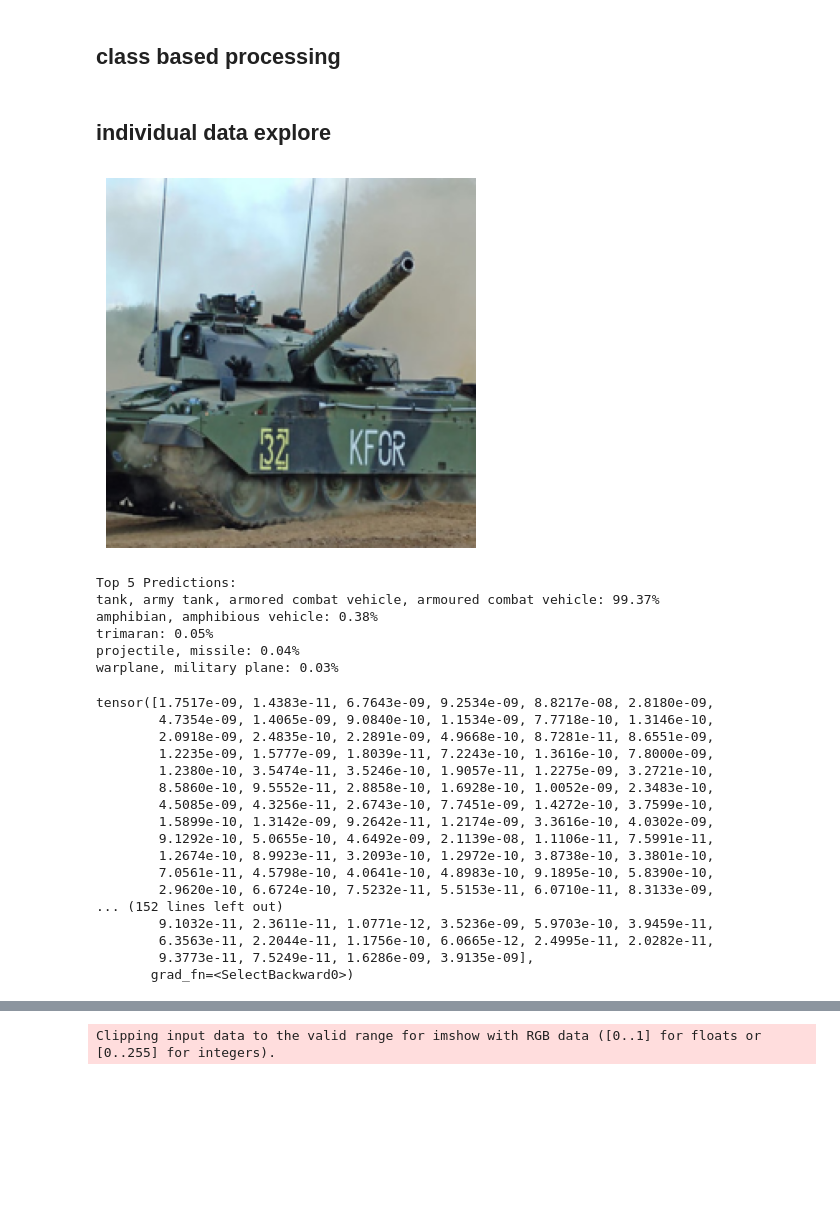
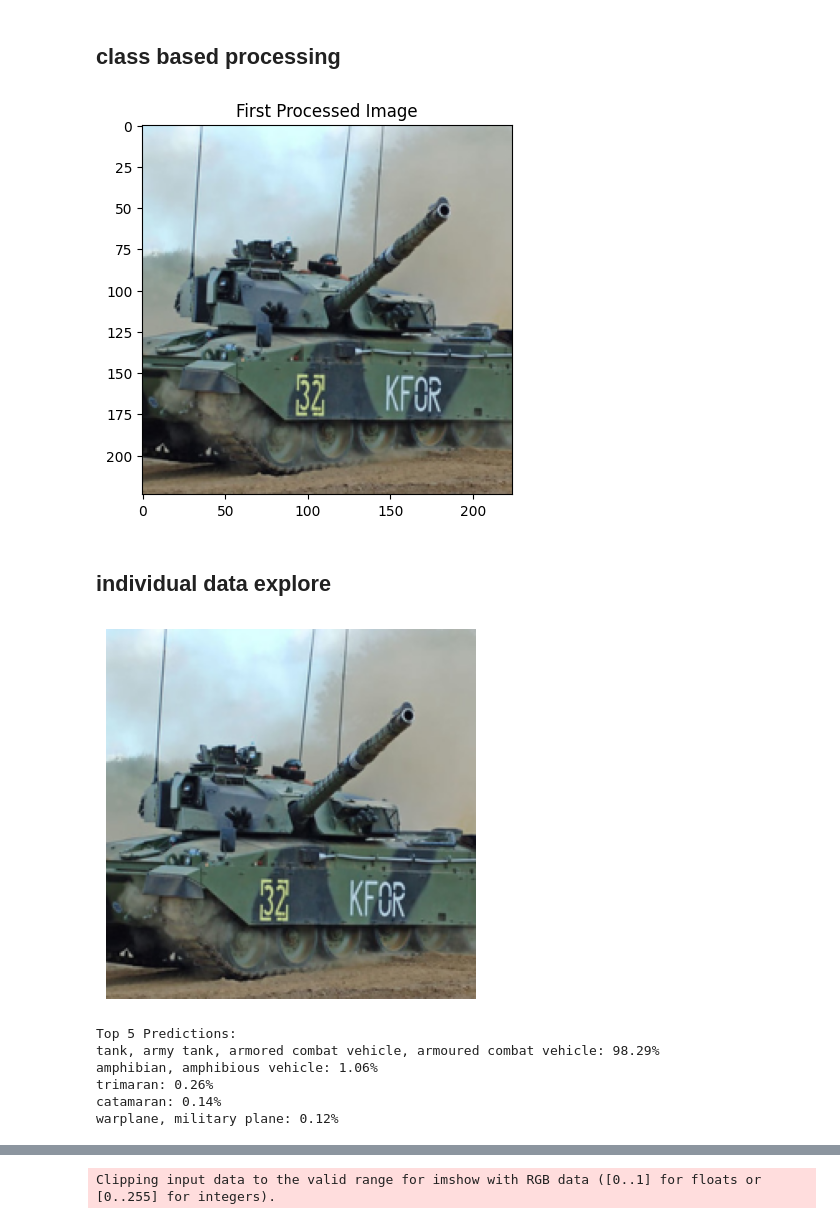
Before and after one commit to jtv199/CV-Adverserial-attacks, a Jupyter notebook: fgsm-i copy.ipynb, the cells around one changed output, grey strips where cells are left out. Cells and saved outputs as stored; diff of their text form; code cells hidden in the pictures; blank space fills up the shorter version.

```diff
--- a/fgsm-i copy.ipynb
+++ b/fgsm-i copy.ipynb
@@ -47,6 +47,7 @@ path = './data/imagenet/847'
 import os
 image_paths = [os.path.join(path, img) for img in os.listdir(path) if img.endswith('.jpg')]
 images = [Image.open(img_path).convert("RGB") for img_path in image_paths]
+images_other = [Image.open(img_path).convert("RGB") for img_path in image_paths]
 
 images = [preprocess(image).unsqueeze(0) for image in images]
 
@@ -186,7 +187,7 @@ std = [0.229, 0.224, 0.225]
 epsilon = 0.025
 alpha = 0.01
 num_iterations = 10
-class_index = torch.tensor([235])  # Example class index
+class_index = torch.tensor([847])  # Example class index
 
 
 
@@ -217,35 +218,32 @@ class ImageProcessor:
         if not self.adversarial_images:
             raise ValueError("Adversarial images need to be generated first.")
         self.adversarial_images_unnormalized = [reverse_normalize(img) for img in self.adversarial_images]
+
+    def display_first_image(self):
+        if not self.processed_images:
+            raise ValueError("Images need to be processed first.")
+        first_processed_image = self.processed_images[0]
+        plt.imshow(reverse_normalize(first_processed_image).squeeze(0).permute(1, 2, 0).cpu().detach().numpy())
+        plt.title("First Processed Image")
+        plt.show()
+# %%
+tank_images = ImageProcessor(images_other)
+tank_images.process_images()
+tank_images.display_first_image()
+# %% [output]
+[figure, added]
 # %% [markdown]
 ## individual data explore
 # %%
 ori_image, adv_image = images[0], adversarial_images[0]
 
-show_image_and_predictions(reverse_normalize(ori_image), model(ori_image), label_mapping, top_k=5)
+a= show_image_and_predictions(reverse_normalize(ori_image), model(ori_image), label_mapping, top_k=5)
 # %% [output]
 [figure]
 Top 5 Predictions:
-tank, army tank, armored combat vehicle, armoured combat vehicle: 99.37%
-amphibian, amphibious vehicle: 0.38%
-trimaran: 0.05%
-projectile, missile: 0.04%
-warplane, military plane: 0.03%
+tank, army tank, armored combat vehicle, armoured combat vehicle: 98.29%
+amphibian, amphibious vehicle: 1.06%
+trimaran: 0.26%
+catamaran: 0.14%
+warplane, military plane: 0.12%
-tensor([1.7517e-09, 1.4383e-11, 6.7643e-09, 9.2534e-09, 8.8217e-08, 2.8180e-09,
-        4.7354e-09, 1.4065e-09, 9.0840e-10, 1.1534e-09, 7.7718e-10, 1.3146e-10,
-        2.0918e-09, 2.4835e-10, 2.2891e-09, 4.9668e-10, 8.7281e-11, 8.6551e-09,
-        1.2235e-09, 1.5777e-09, 1.8039e-11, 7.2243e-10, 1.3616e-10, 7.8000e-09,
-        1.2380e-10, 3.5474e-11, 3.5246e-10, 1.9057e-11, 1.2275e-09, 3.2721e-10,
-        8.5860e-10, 9.5552e-11, 2.8858e-10, 1.6928e-10, 1.0052e-09, 2.3483e-10,
-        4.5085e-09, 4.3256e-11, 2.6743e-10, 7.7451e-09, 1.4272e-10, 3.7599e-10,
-        1.5899e-10, 1.3142e-09, 9.2642e-11, 1.2174e-09, 3.3616e-10, 4.0302e-09,
-        9.1292e-10, 5.0655e-10, 4.6492e-09, 2.1139e-08, 1.1106e-11, 7.5991e-11,
-        1.2674e-10, 8.9923e-11, 3.2093e-10, 1.2972e-10, 3.8738e-10, 3.3801e-10,
-        7.0561e-11, 4.5798e-10, 4.0641e-10, 4.8983e-10, 9.1895e-10, 5.8390e-10,
-        2.9620e-10, 6.6724e-10, 7.5232e-11, 5.5153e-11, 6.0710e-11, 8.3133e-09,
-... (152 lines left out)
-        9.1032e-11, 2.3611e-11, 1.0771e-12, 3.5236e-09, 5.9703e-10, 3.9459e-11,
-        6.3563e-11, 2.2044e-11, 1.1756e-10, 6.0665e-12, 2.4995e-11, 2.0282e-11,
-        9.3773e-11, 7.5249e-11, 1.6286e-09, 3.9135e-09],
-       grad_fn=<SelectBackward0>)
 # %%
```
Also changed, not shown: parts of 2 cells of this notebook.
